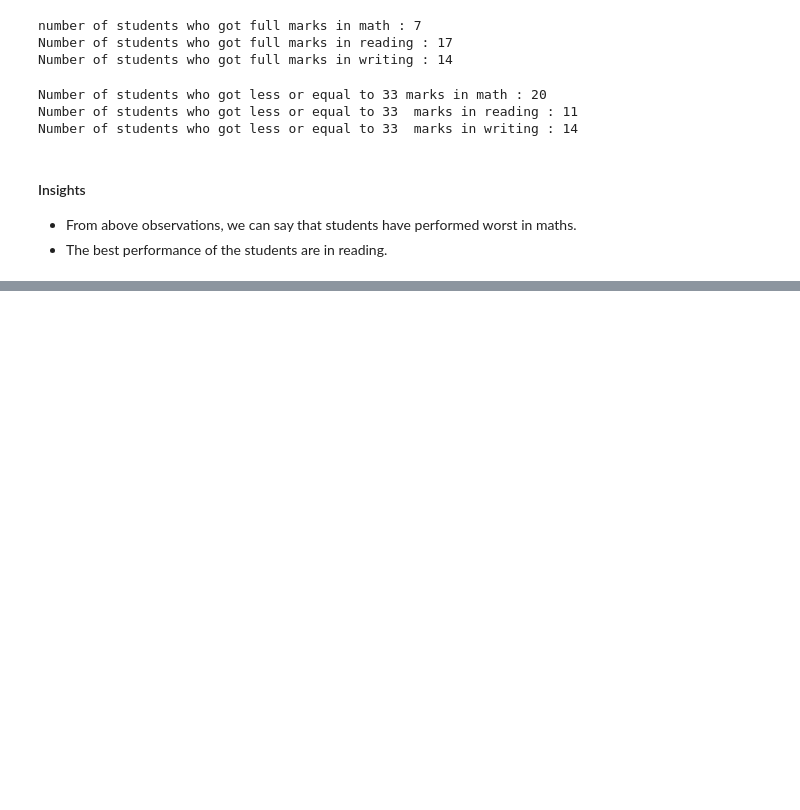
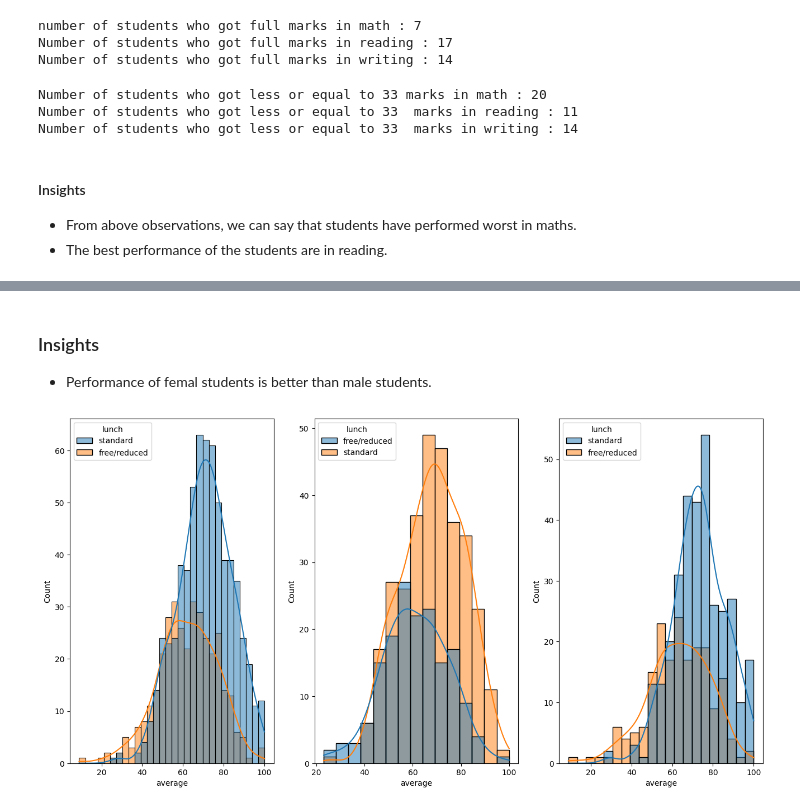
Before and after one commit to kantvishvajeet/MachineLearning, a Jupyter notebook: notebook/EDA_STUDENT_PERFORMANCE.ipynb, the cells around one changed output, grey strips where cells are left out. Cells and saved outputs as stored; diff of their text form; code cells hidden in the pictures; blank space fills up the shorter version.

```diff
--- a/notebook/EDA_STUDENT_PERFORMANCE.ipynb
+++ b/notebook/EDA_STUDENT_PERFORMANCE.ipynb
@@ -224,0 +252,14 @@ Number of students who got less or equal to 33  marks in writing : 14
+# %% [markdown]
+### Insights
+- Performance of femal students is better than male students.
+# %%
+fig,gca = plt.subplots(1,3,figsize=(16,8))
+plt.subplot(131)
+sns.histplot(data=df_copy,x='average',kde=True,bins=30,hue='lunch')
+plt.subplot(132)
+sns.histplot(data=df_copy[df_copy['gender']=='male'],x='average',kde=True,hue='lunch')
+plt.subplot(133)
+sns.histplot(data=df_copy[df_copy['gender']=='female'],x='average',kde=True,hue='lunch')
+plt.show()
+# %% [output]
+[figure, added]
```
Also changed, not shown: parts of 8 cells of this notebook.
